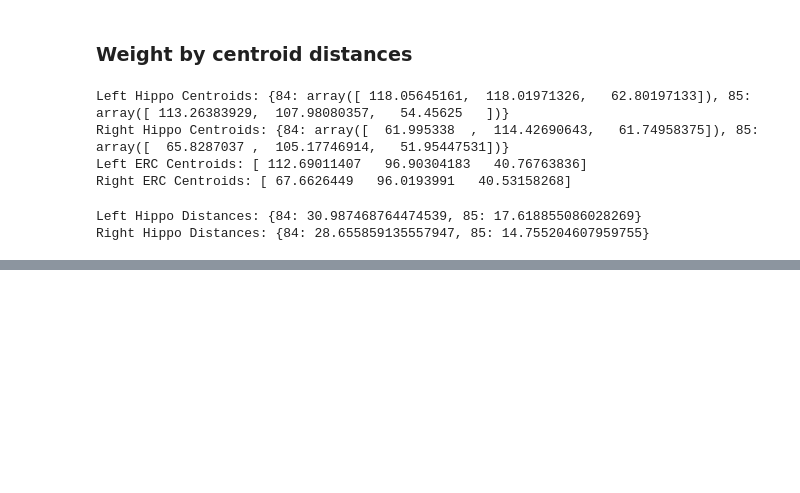
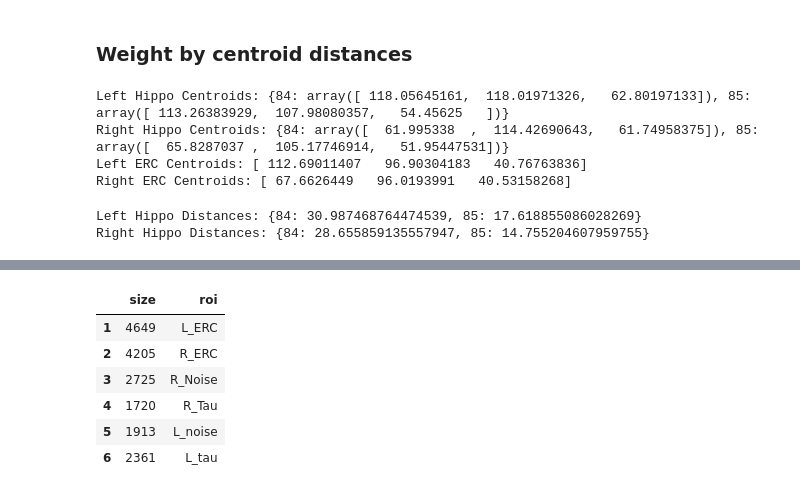
Before and after one commit to gkiar/alzhippo, a Jupyter notebook: code/dkt_region_statistics.ipynb, the cells around one changed output, grey strips where cells are left out. Saved outputs shown, nothing was run; the diff lists cells and outputs as text; code cells hidden in the pictures; blank space fills up the shorter version.

```diff
--- a/code/dkt_region_statistics.ipynb
+++ b/code/dkt_region_statistics.ipynb
@@ -168,0 +200,13 @@ Right Hippo Distances: {84: 28.655859135557947, 85: 14.755204607959755}
+# %%
+df = pandas.DataFrame.from_dict(sizes, orient='index')
+df.columns = ['size']
+df.loc[:,'roi'] = ['L_ERC', 'R_ERC', 'R_Noise', 'R_Tau', 'L_noise', 'L_tau']
+df
+# %% [output]
+|  | size | roi |
+| 1 | 4649 | L_ERC |
+| 2 | 4205 | R_ERC |
+| 3 | 2725 | R_Noise |
+| 4 | 1720 | R_Tau |
+| 5 | 1913 | L_noise |
+| 6 | 2361 | L_tau |
```
Also changed, not shown: parts of 9 cells of this notebook.
